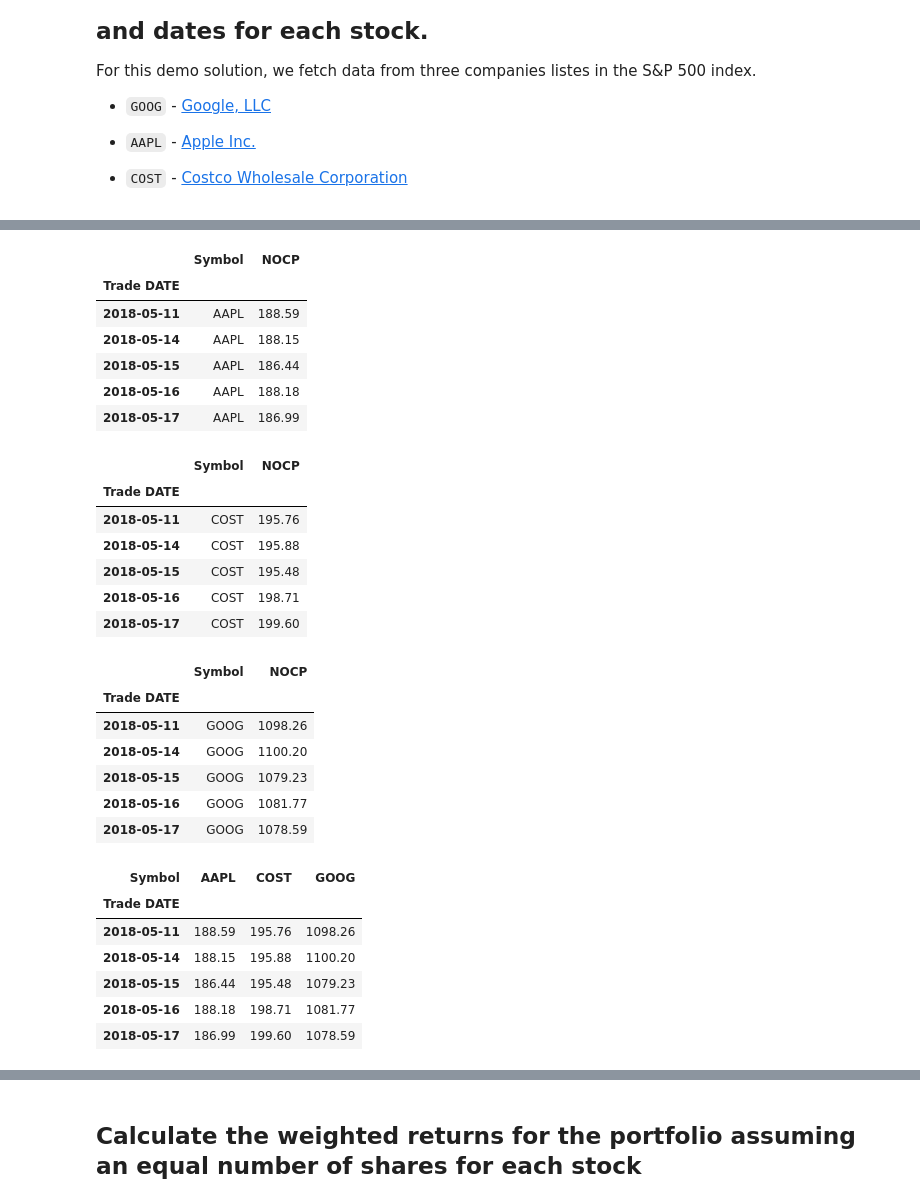
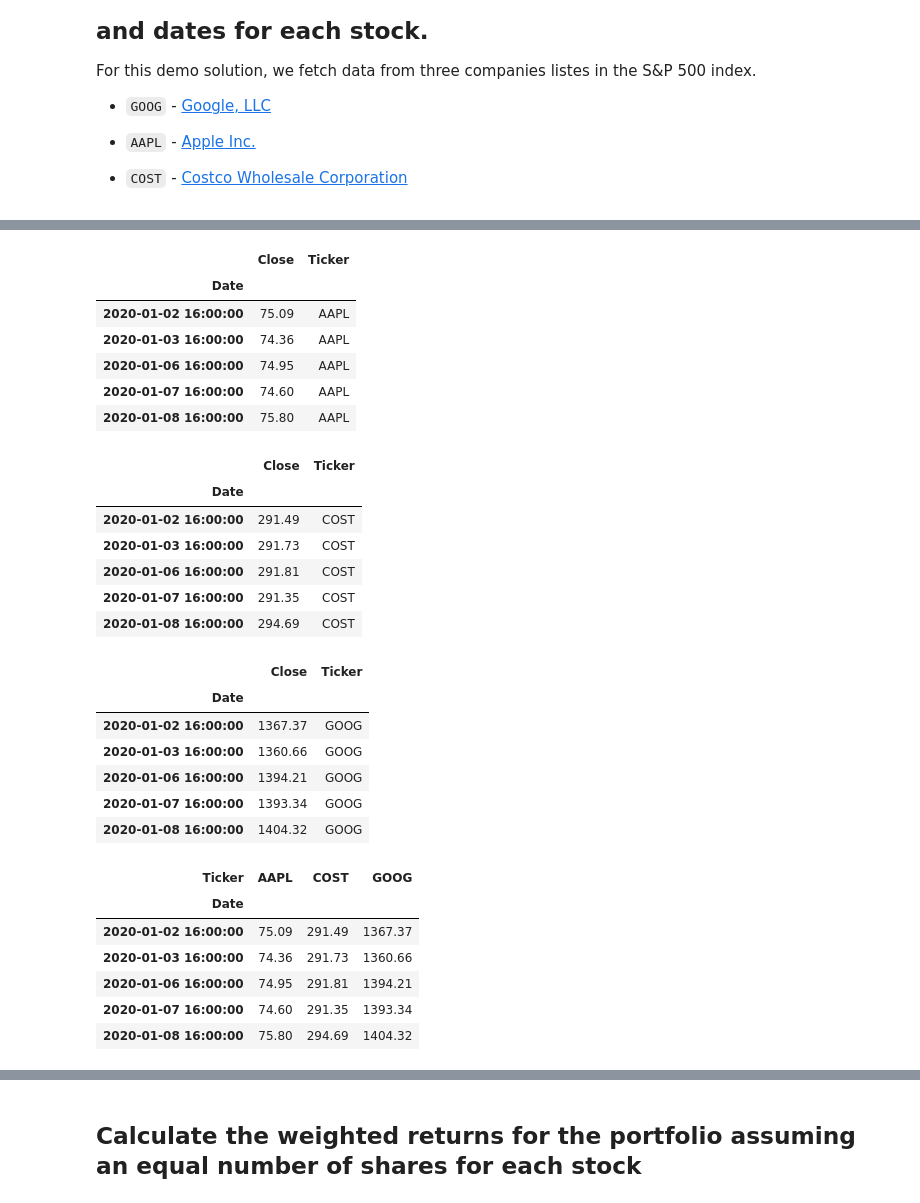
Before and after one commit to eayca/panda-homework, a Jupyter notebook: Panda - whale_analysis.ipynb, the cells around one changed output, grey strips where cells are left out. Saved outputs shown, nothing was run; the diff lists cells and outputs as text; code cells hidden in the pictures.

```diff
--- a/Panda - whale_analysis.ipynb
+++ b/Panda - whale_analysis.ipynb
@@ -476,10 +476,11 @@ For this demo solution, we fetch data from three companies listes in the S&P 500
 * `COST` - [Costco Wholesale Corporation](https://en.wikipedia.org/wiki/Costco)
 # %%
 # Reading data from 1st stock
-goog_csv = Path ("Resources/goog_historical.csv")
+goog_csv = Path ("Resources/GoogleFinanceData - GOOG.csv")
 
-goog_df = pd.read_csv(goog_csv, index_col = "Trade DATE", parse_dates = True, infer_datetime_format = True)
+goog_df = pd.read_csv(goog_csv, index_col = "Date", parse_dates = True, infer_datetime_format = True)
 
 goog_df.sort_index(inplace=True)
+
 goog_df.head()
 # %% [output]
@@ -493,58 +494,60 @@ goog_df.head()
 # %%
 # Reading data from 2nd stock
-aapl_df = pd.read_csv('Resources/aapl_historical.csv', index_col = "Trade DATE", parse_dates = True, infer_datetime_format=True)
+aapl_df = pd.read_csv('Resources/GoogleFinanceData - AAPL.csv', index_col = "Date", parse_dates = True, infer_datetime_format=True)
 
 aapl_df.sort_index(inplace=True)
+
 aapl_df.head()
 # %% [output]
-|  | Symbol | NOCP |
-| Trade DATE |  |  |
-| 2018-05-11 | AAPL | 188.59 |
-| 2018-05-14 | AAPL | 188.15 |
-| 2018-05-15 | AAPL | 186.44 |
-| 2018-05-16 | AAPL | 188.18 |
-| 2018-05-17 | AAPL | 186.99 |
+|  | Close | Ticker |
+| Date |  |  |
+| 2020-01-02 16:00:00 | 75.09 | AAPL |
+| 2020-01-03 16:00:00 | 74.36 | AAPL |
+| 2020-01-06 16:00:00 | 74.95 | AAPL |
+| 2020-01-07 16:00:00 | 74.60 | AAPL |
+| 2020-01-08 16:00:00 | 75.80 | AAPL |
 # %%
 # Reading data from 3rd stock
-cost_df = pd.read_csv('Resources/cost_historical.csv', index_col='Trade DATE', parse_dates = True, infer_datetime_format = True)
+cost_df = pd.read_csv('Resources/GoogleFinanceData - COST.csv', index_col='Date', parse_dates = True, infer_datetime_format = True)
 
 cost_df.sort_index(inplace=True)
+
 cost_df.head()
 # %% [output]
-|  | Symbol | NOCP |
-| Trade DATE |  |  |
-| 2018-05-11 | COST | 195.76 |
-| 2018-05-14 | COST | 195.88 |
-| 2018-05-15 | COST | 195.48 |
-| 2018-05-16 | COST | 198.71 |
-| 2018-05-17 | COST | 199.60 |
+|  | Close | Ticker |
+| Date |  |  |
+| 2020-01-02 16:00:00 | 291.49 | COST |
+| 2020-01-03 16:00:00 | 291.73 | COST |
+| 2020-01-06 16:00:00 | 291.81 | COST |
+| 2020-01-07 16:00:00 | 291.35 | COST |
+| 2020-01-08 16:00:00 | 294.69 | COST |
 # %%
 # Combine all stocks in a single DataFrame
 all_stocks_df = pd.concat([goog_df, aapl_df, cost_df], axis = 'rows', join= 'inner')
 all_stocks_df.head()
 # %% [output]
-|  | Symbol | NOCP |
-| Trade DATE |  |  |
-| 2018-05-11 | GOOG | 1098.26 |
-| 2018-05-14 | GOOG | 1100.20 |
-| 2018-05-15 | GOOG | 1079.23 |
-| 2018-05-16 | GOOG | 1081.77 |
-| 2018-05-17 | GOOG | 1078.59 |
+|  | Close | Ticker |
+| Date |  |  |
+| 2020-01-02 16:00:00 | 1367.37 | GOOG |
+| 2020-01-03 16:00:00 | 1360.66 | GOOG |
+| 2020-01-06 16:00:00 | 1394.21 | GOOG |
+| 2020-01-07 16:00:00 | 1393.34 | GOOG |
+| 2020-01-08 16:00:00 | 1404.32 | GOOG |
 # %%
 # Reset Date index
 all_stocks_df = all_stocks_df.reset_index()
 # %%
 # Reorganize portfolio data by having a column per symbol
-all_stocks_df = all_stocks_df.pivot_table(values='NOCP', index='Trade DATE', columns ='Symbol')
+all_stocks_df = all_stocks_df.pivot_table(values='Close', index='Date', columns ='Ticker')
 all_stocks_df.head()
 # %% [output]
-| Symbol | AAPL | COST | GOOG |
-| Trade DATE |  |  |  |
-| 2018-05-11 | 188.59 | 195.76 | 1098.26 |
-| 2018-05-14 | 188.15 | 195.88 | 1100.20 |
-| 2018-05-15 | 186.44 | 195.48 | 1079.23 |
-| 2018-05-16 | 188.18 | 198.71 | 1081.77 |
-| 2018-05-17 | 186.99 | 199.60 | 1078.59 |
+| Ticker | AAPL | COST | GOOG |
+| Date |  |  |  |
+| 2020-01-02 16:00:00 | 75.09 | 291.49 | 1367.37 |
+| 2020-01-03 16:00:00 | 74.36 | 291.73 | 1360.66 |
+| 2020-01-06 16:00:00 | 74.95 | 291.81 | 1394.21 |
+| 2020-01-07 16:00:00 | 74.60 | 291.35 | 1393.34 |
+| 2020-01-08 16:00:00 | 75.80 | 294.69 | 1404.32 |
 # %%
 # Calculate daily returns
 daily_returns = all_stocks_df.pct_change()
```
Also changed, not shown: parts of 18 cells of this notebook.
